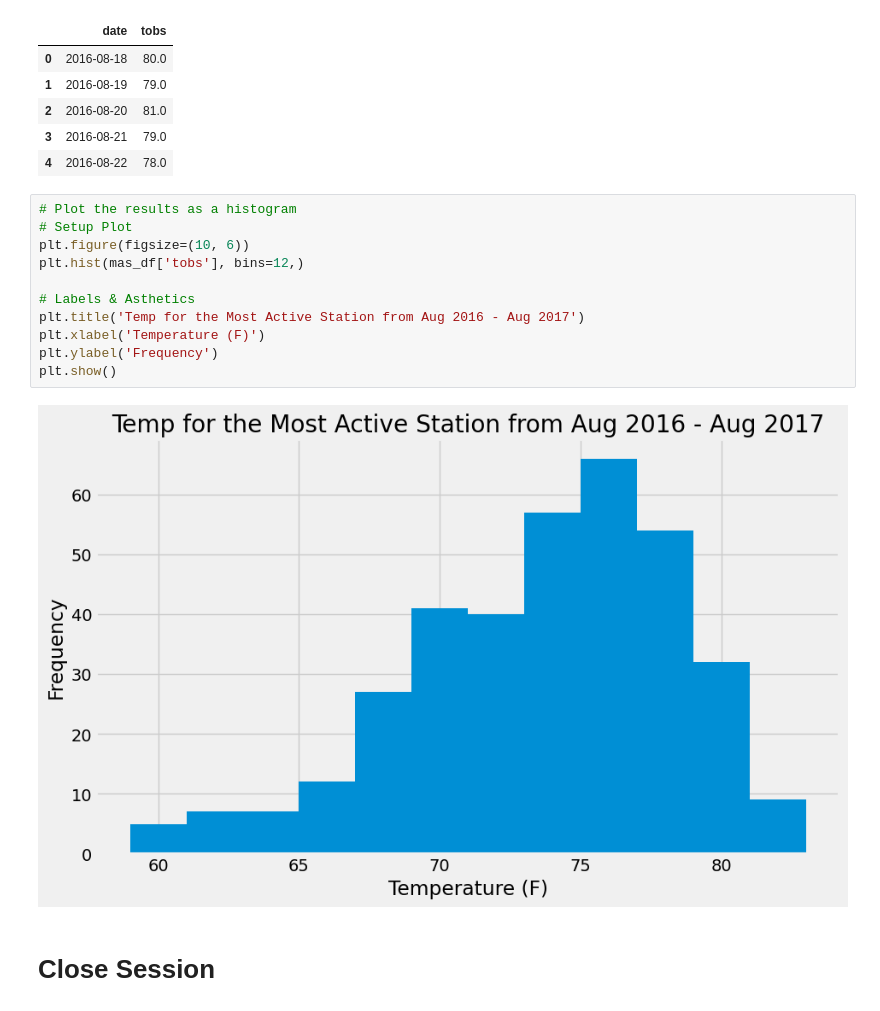
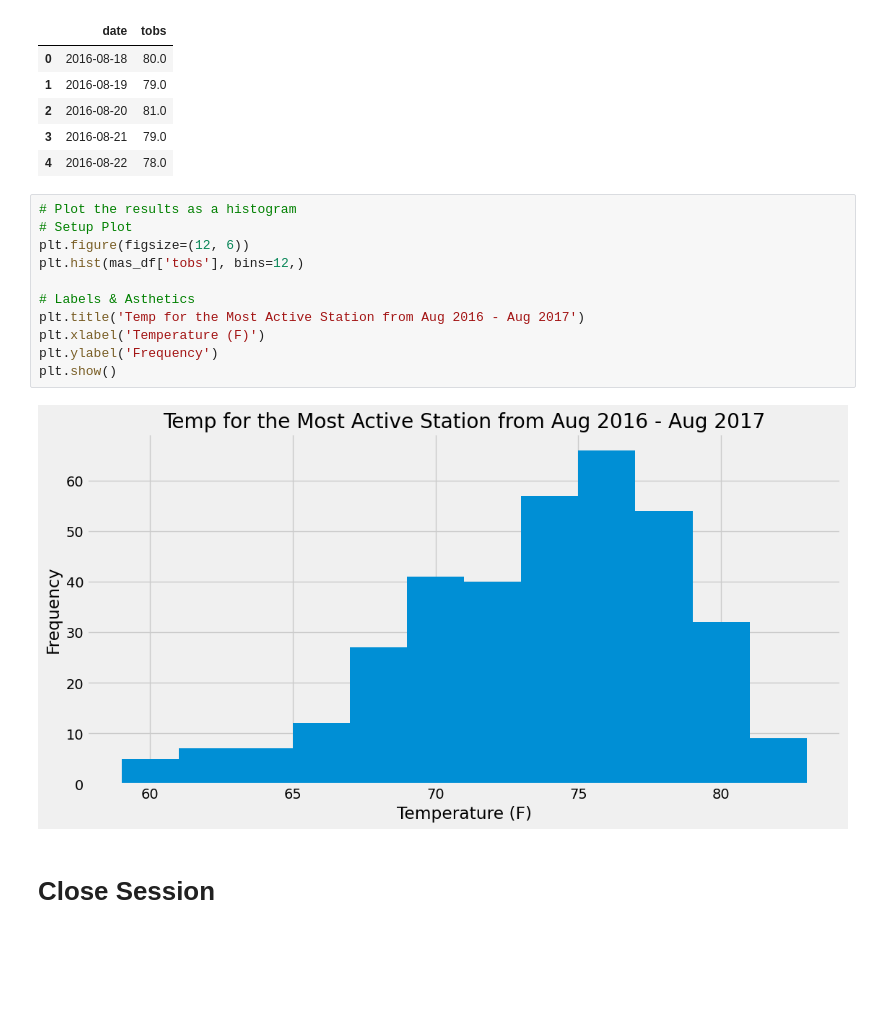
Before and after one commit to sloucel/sqlalchemy-challenge, a Jupyter notebook: SurfsUp/climate_starter.ipynb, the cells around one changed output. Cells and saved outputs as stored; diff of their text form; blank space fills up the shorter version.

```diff
--- a/SurfsUp/climate_starter.ipynb
+++ b/SurfsUp/climate_starter.ipynb
@@ -235,16 +235,16 @@ mas_df.head()
 # %%
 # Plot the results as a histogram
 # Setup Plot
-plt.figure(figsize=(10, 6))
+plt.figure(figsize=(12, 6))
 plt.hist(mas_df['tobs'], bins=12,)
 
 # Labels & Asthetics
 plt.title('Temp for the Most Active Station from Aug 2016 - Aug 2017')
 plt.xlabel('Temperature (F)')
 plt.ylabel('Frequency')
 plt.show()
 # %% [output]
-[figure, old version]
+[figure, new version]
 # %% [markdown]
 # Close Session
 # %%
```
Also changed, not shown: parts of 2 cells of this notebook.
